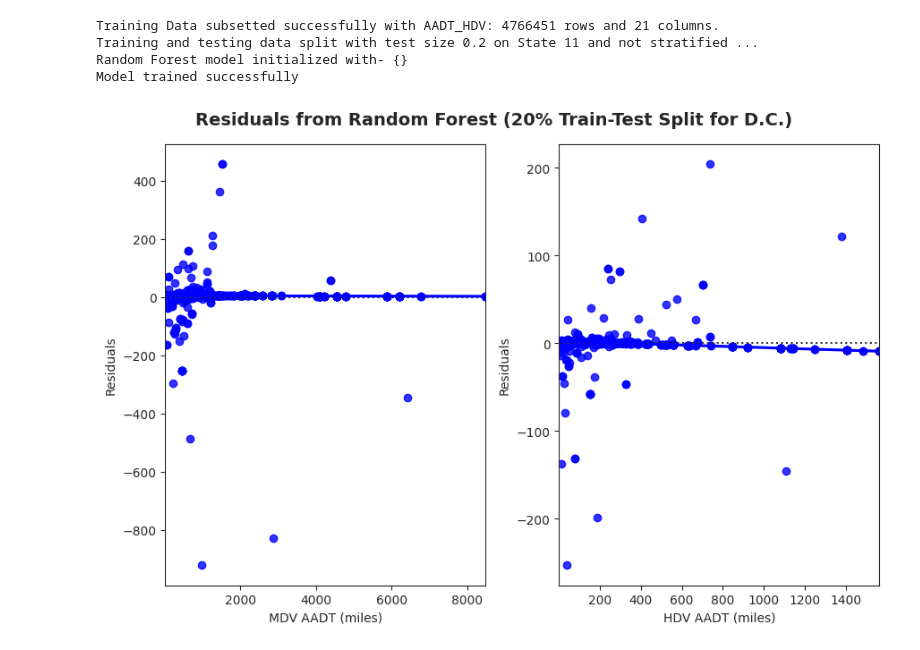
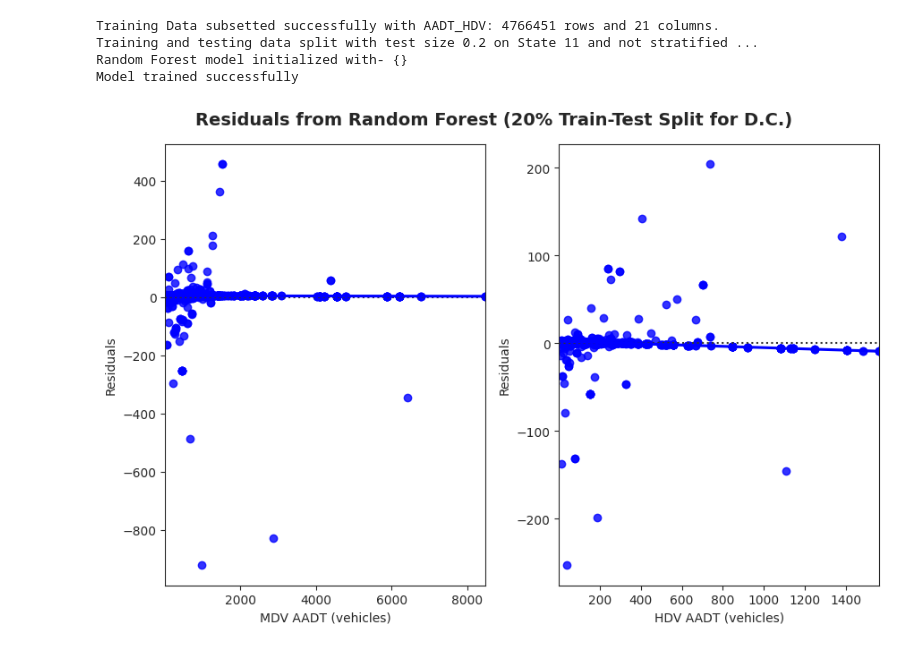
Before and after one commit to aviralchawla/HPMSTrafficData, a Jupyter notebook: src/aadt_ppc.ipynb, the cells around one changed output. Cells and saved outputs as stored; diff of their text form; code cells hidden in the pictures.

```diff
--- a/src/aadt_ppc.ipynb
+++ b/src/aadt_ppc.ipynb
@@ -215,31 +199,31 @@ residuals_hdv = y_test_hdv - y_pred_hdv
 # %%
 # Set the style to a nicer font
 sns.set_style("ticks")
 
 # Create the scatter plot
 fig, (ax1, ax2) = plt.subplots(1, 2, figsize=(9, 6))
 
 # Scatter plot for MDV AADT
 sns.residplot(x=y_test_mdv, y=residuals_mdv, lowess=True, color="blue", ax=ax1)
-ax1.set_xlabel('MDV AADT (miles)')
+ax1.set_xlabel('MDV AADT (vehicles)')
 ax1.set_ylabel('Residuals')
 
 # Scatter plot for HDV AADT
 sns.residplot(x=y_test_hdv, y=residuals_hdv, lowess=True, color="blue", ax=ax2)
-ax2.set_xlabel('HDV AADT (miles)')
+ax2.set_xlabel('HDV AADT (vehicles)')
 ax2.set_ylabel('Residuals')
 
 # # Centered title
 fig.suptitle('Residuals from Random Forest (20% Train-Test Split for D.C.)', fontsize=14, fontweight='bold')
 
 # Adjust the layout
 plt.tight_layout()
 
 plt.savefig("../figs/aadt_residuals.png")
 # Show the plot
 plt.show()
 # %% [output]
-[figure, old version]
+[figure, new version]
 # %%
 # Set the style to a nicer font
 sns.set_style("ticks")
```
Also changed, not shown: parts of 5 cells of this notebook, 5 other files.
